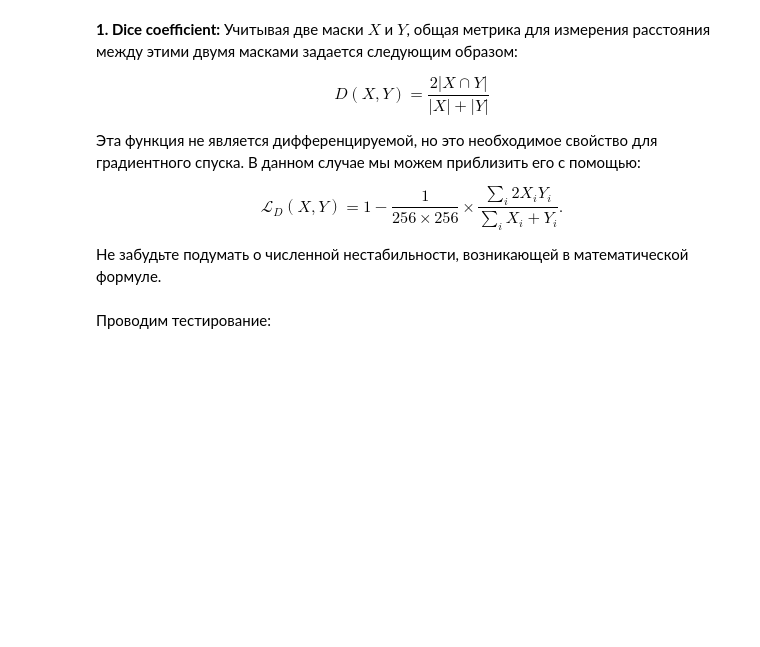
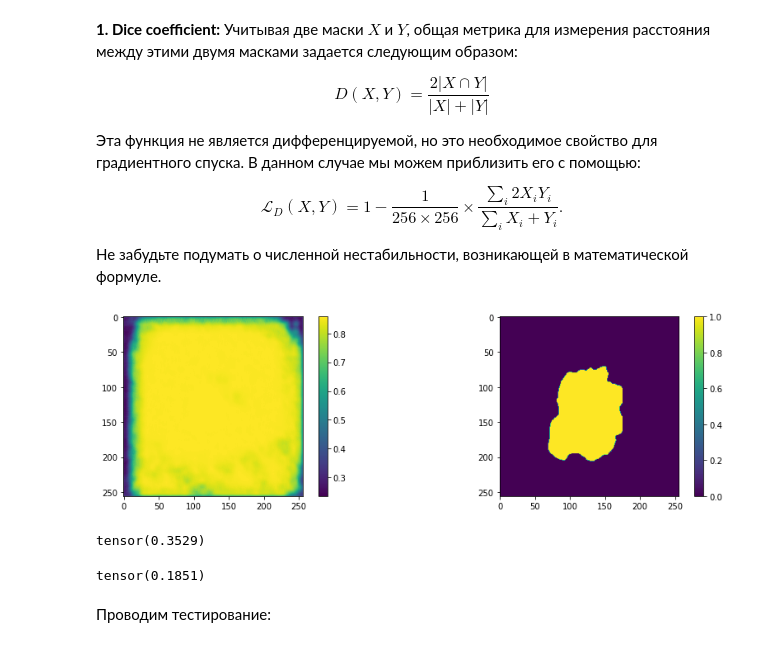
Before and after one commit to Hacker1337/DeepLearningSchool, a Jupyter notebook: 16 module segmentation/[hw]semantic_segmentation.ipynb, the cells around one changed output. Drawn from its saved outputs; the diff is of its cells as text; code cells hidden in the pictures; blank space fills up the shorter version.

```diff
--- a/16 segmentation/[hw]semantic_segmentation.ipynb
+++ b/16 module segmentation/[hw]semantic_segmentation.ipynb
@@ -591,12 +569,35 @@ $$D(X,Y)=\frac{2|X\cap Y|}{|X|+|Y|}$$
 $$\mathcal L_D(X,Y) = 1-\frac{1}{256 \times 256} \times \frac{\sum_i2X_iY_i}{\sum_iX_i+Y_i}.$$
 
 Не забудьте подумать о численной нестабильности, возникающей в математической формуле.
-# %%
-def dice_loss(y_real, y_pred):
-    num = torch.sum()
-    den =
-    res =
-    return res
+# %%
+from torch import sigmoid
+
+
+def dice_loss(y_real, y_pred):
+    y_pred = sigmoid(y_pred)
+    num = 2*torch.sum(y_real*y_pred)
+    den =  torch.sum(y_pred + y_real) + 1e-5
+    # res = 1 - num/den/y_real.numel()
+    res = 1 - num/den
+    return res
+# %%
+lha = pred[0][0]
+rha = test_samples[0][1][0]
+plt.subplot(1, 2, 1)
+plt.imshow(lha[0])
+plt.colorbar()
+plt.subplot(1, 2, 2)
+plt.imshow(rha[0])
+plt.colorbar()
+plt.show()
+dice_loss(lha, rha)
+# %% [output]
+[figure, added]
+tensor(0.3529)
+# %%
+(lha*rha).mean()
+# %% [output]
+tensor(0.1851)
 # %% [markdown]
 Проводим тестирование:
 # %%
```
Also changed, not shown: parts of 15 cells of this notebook, 20 other files.
